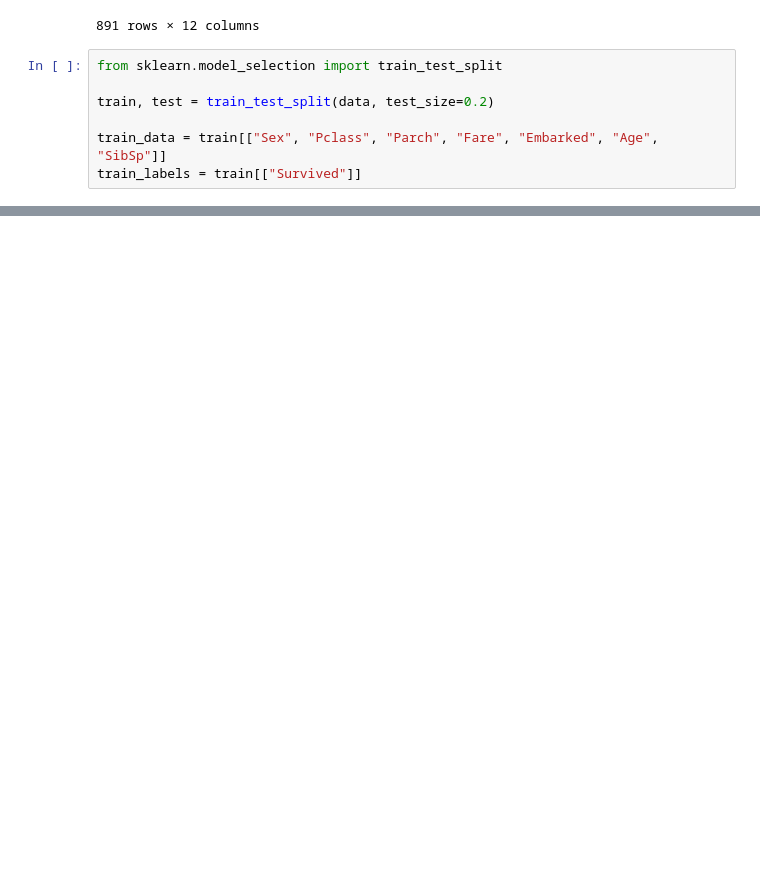
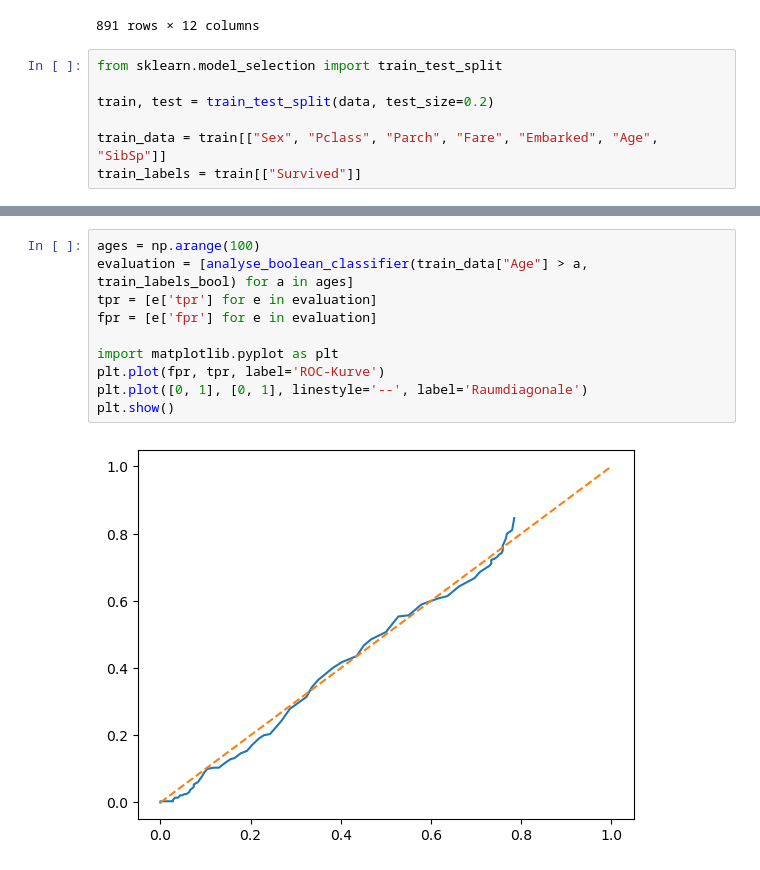
Before and after one commit to fabsch225/ds-practice, a Jupyter notebook: task6/main.ipynb, the cells around one changed output, grey strips where cells are left out. Cells and saved outputs as stored; diff of their text form; blank space fills up the shorter version.

```diff
--- a/task6/main.ipynb
+++ b/task6/main.ipynb
@@ -37,0 +95,12 @@ pred_naive = (train["Pclass"] == 1).apply(lambda v : 1 if v else 0)
+# %%
+ages = np.arange(100)
+evaluation = [analyse_boolean_classifier(train_data["Age"] > a, train_labels_bool) for a in ages]
+tpr = [e['tpr'] for e in evaluation]
+fpr = [e['fpr'] for e in evaluation]
+
+import matplotlib.pyplot as plt
+plt.plot(fpr, tpr, label='ROC-Kurve')
+plt.plot([0, 1], [0, 1], linestyle='--', label='Raumdiagonale')
+plt.show()
+# %% [output]
+[figure, added]
```
Also changed, not shown: parts of 9 cells of this notebook, 5 other files.
